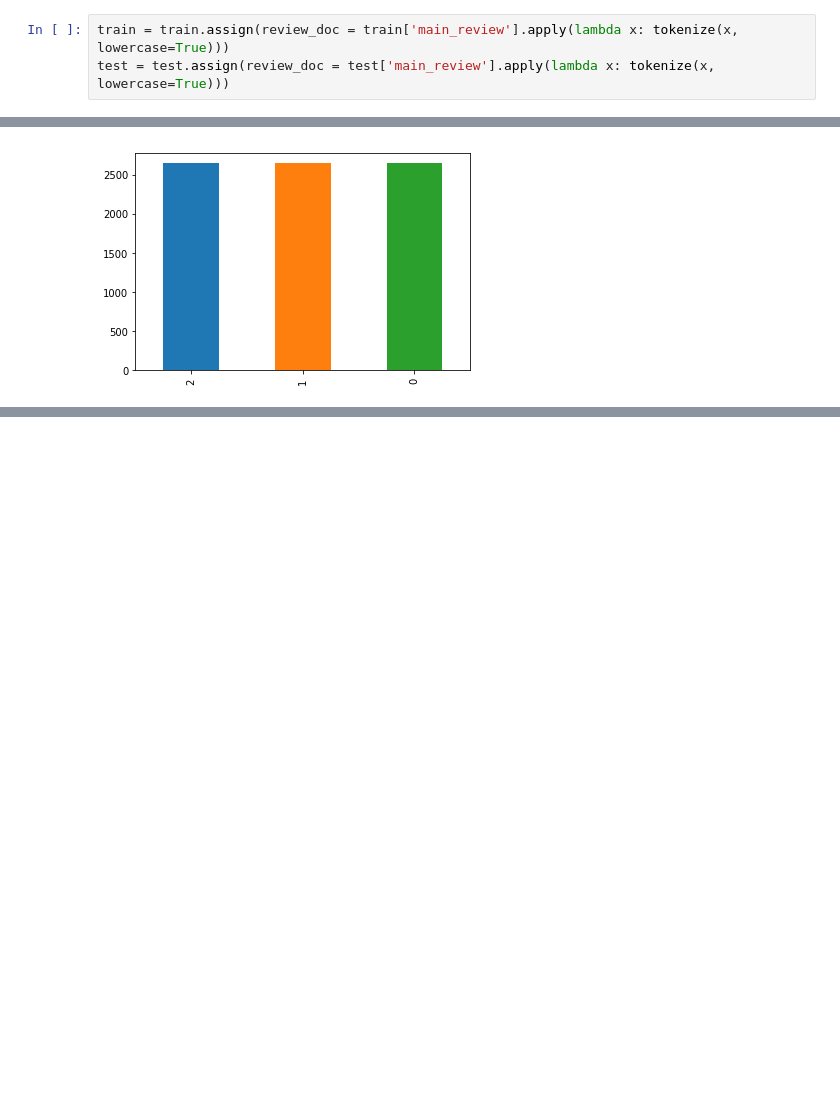
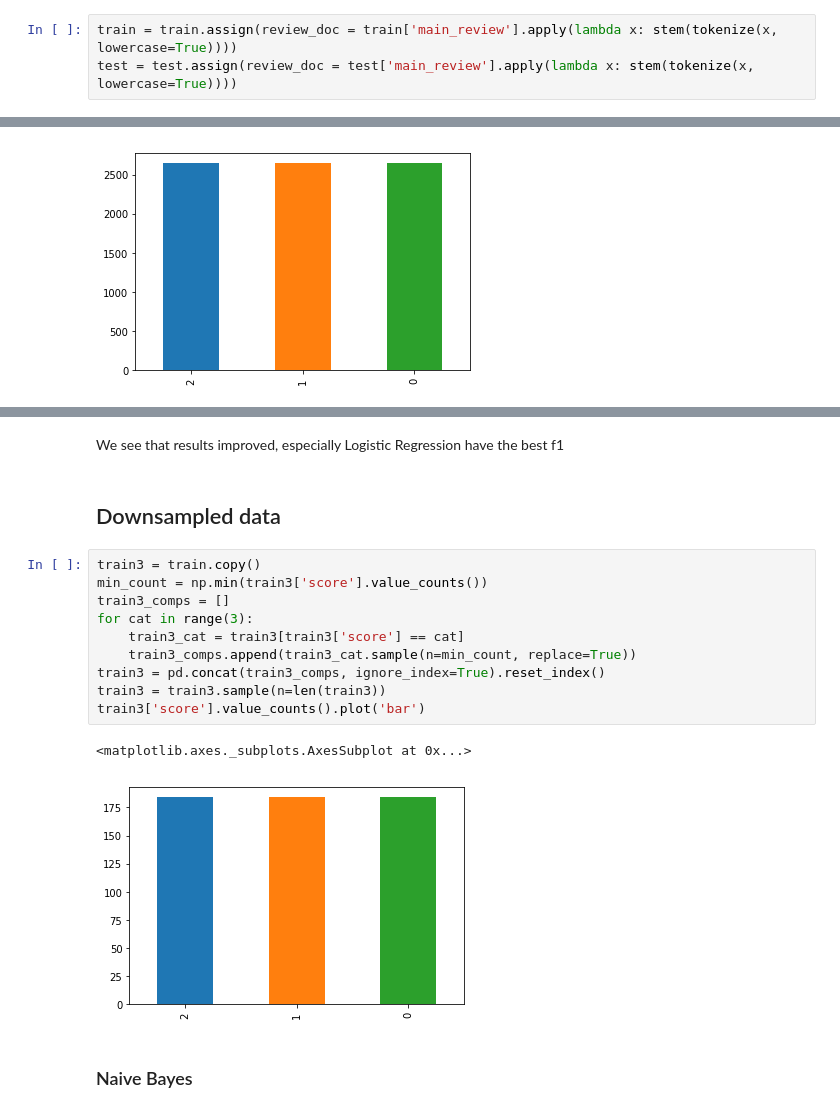
Before and after one commit to sudodoki/prj-nlp, a Jupyter notebook: students/SerhiiNechyporchuk/homework/05-bag-of-words/Homeword05.ipynb, the cells around one changed output, grey strips where cells are left out. Saved outputs shown, nothing was run; the diff lists cells and outputs as text; blank space fills up the shorter version.

```diff
--- a/students/SerhiiNechyporchuk/homework/05-bag-of-words/Homeword05.ipynb
+++ b/students/SerhiiNechyporchuk/homework/05-bag-of-words/Homeword05.ipynb
@@ -147,6 +151,6 @@ def tokenize(x, lowercase=False):
     else:
         return tokens
 # %%
-train = train.assign(review_doc = train['main_review'].apply(lambda x: tokenize(x, lowercase=True)))
-test = test.assign(review_doc = test['main_review'].apply(lambda x: tokenize(x, lowercase=True)))
+train = train.assign(review_doc = train['main_review'].apply(lambda x: stem(tokenize(x, lowercase=True))))
+test = test.assign(review_doc = test['main_review'].apply(lambda x: stem(tokenize(x, lowercase=True))))
 # %%
@@ -357,0 +422,19 @@ We see nice improvement
+# %% [markdown]
+We see that results improved, especially Logistic Regression have the best f1
+# %% [markdown]
+## Downsampled data
+# %%
+train3 = train.copy()
+min_count = np.min(train3['score'].value_counts())
+train3_comps = []
+for cat in range(3):
+    train3_cat = train3[train3['score'] == cat]
+    train3_comps.append(train3_cat.sample(n=min_count, replace=True))
+train3 = pd.concat(train3_comps, ignore_index=True).reset_index()
+train3 = train3.sample(n=len(train3))
+train3['score'].value_counts().plot('bar')
+# %% [output]
+<matplotlib.axes._subplots.AxesSubplot at 0x...>
+[figure, added]
+# %% [markdown]
+### Naive Bayes
```
Also changed, not shown: parts of 43 cells of this notebook, 2 other files.
